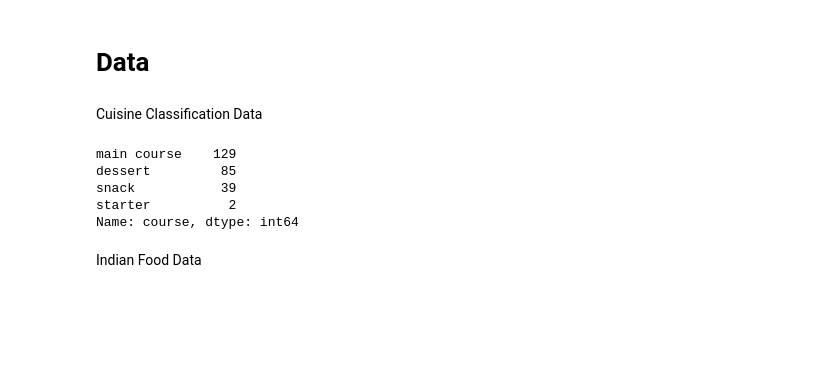
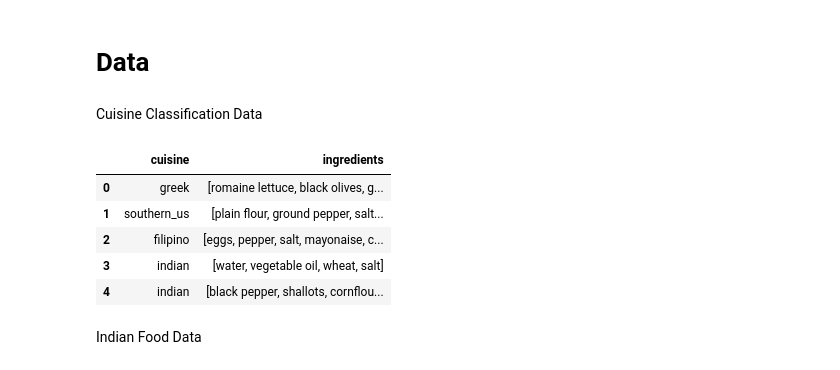
Before and after one commit to dudaholandah/NLP, a Jupyter notebook: Projeto/Classification.ipynb, the cells around one changed output. Saved outputs shown, nothing was run; the diff lists cells and outputs as text; code cells hidden in the pictures; blank space fills up the shorter version.

```diff
--- a/Projeto/Classification.ipynb
+++ b/Projeto/Classification.ipynb
@@ -46,22 +73,9 @@ nltk.download('punkt')
 # %% [markdown]
 Cuisine Classification Data
 # %%
-train_path = 'cuisine-classification-ingredients/train.json'
-# test_path = 'cuisine-classification-ingredients/test.json'
+path = 'cuisine-classification-ingredients/train.json'
 
-with open(train_path, 'r') as f:
-  train_json = json.load(f)
-
-# with open(test_path, 'r') as f:
-#   test_json = json.load(f)
+with open(path, 'r') as f:
+  json = json.load(f)
 # %%
-df_train_cuisine = pd.DataFrame(train_json, columns=['id', 'cuisine', 'ingredients'])
-# df_test_cuisine = pd.DataFrame(test_json, columns=['id', 'ingredients'])
+df_cuisine = pd.DataFrame(json, columns=['id', 'cuisine', 'ingredients'])
-# %%
-df_indian['course'].value_counts()
-# %% [output]
-main course    129
-dessert         85
-snack           39
-starter          2
-Name: course, dtype: int64
@@ -71,3 +82,16 @@ df_train_cuisine = df_train_cuisine.drop(['id'], axis=1)
+# %%
+df_cuisine = df_cuisine.drop(['id'], axis=1)
+# %%
+df_cuisine = df_cuisine[:1000]
+# %%
+df_cuisine.head(5)
+# %% [output]
+|  | cuisine | ingredients |
+| 0 | greek | [romaine lettuce, black olives, g... |
+| 1 | southern_us | [plain flour, ground pepper, salt... |
+| 2 | filipino | [eggs, pepper, salt, mayonaise, c... |
+| 3 | indian | [water, vegetable oil, wheat, salt] |
+| 4 | indian | [black pepper, shallots, cornflou... |
 # %% [markdown]
 Indian Food Data
 # %%
```
Also changed, not shown: parts of 168 cells of this notebook.
